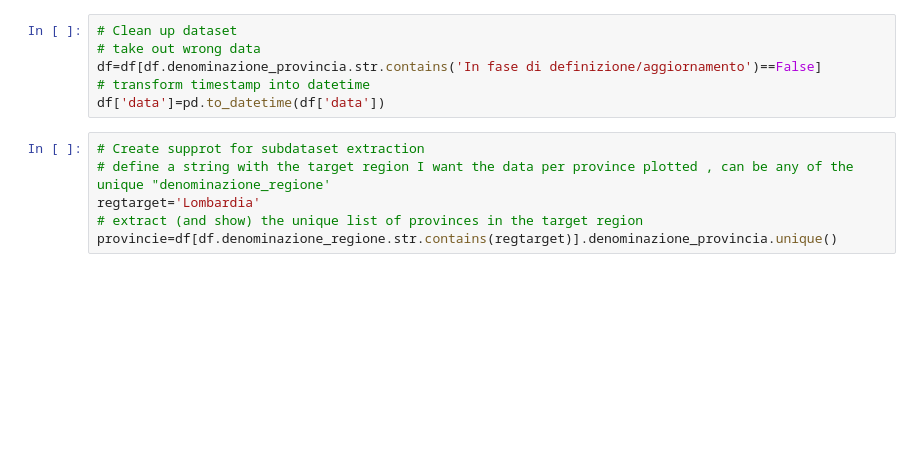
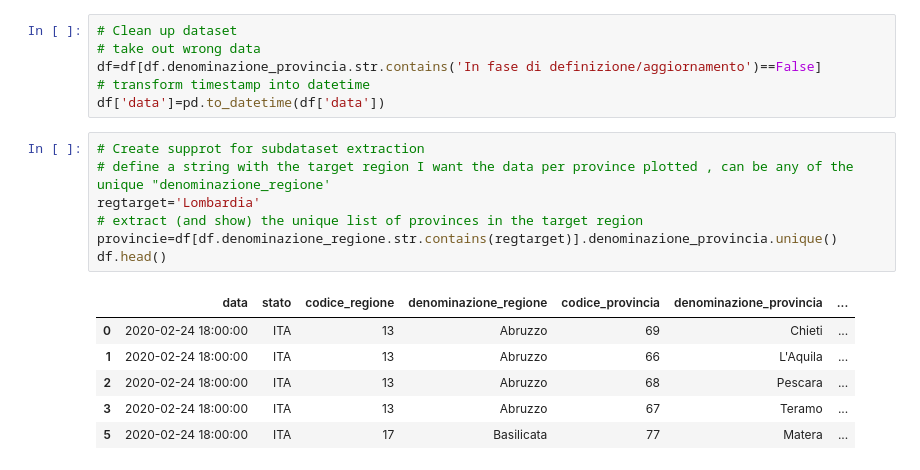
Before and after one commit to fsona/covidoutbreak, a Jupyter notebook: Covid_trend_2.ipynb, the cells around one changed output. Saved outputs shown, nothing was run; the diff lists cells and outputs as text; blank space fills up the shorter version.

```diff
--- a/Covid_trend_2.ipynb
+++ b/Covid_trend_2.ipynb
@@ -17,9 +17,17 @@ df['data']=pd.to_datetime(df['data'])
 # %%
 # Create supprot for subdataset extraction
 # define a string with the target region I want the data per province plotted , can be any of the unique "denominazione_regione'
 regtarget='Lombardia'
 # extract (and show) the unique list of provinces in the target region
 provincie=df[df.denominazione_regione.str.contains(regtarget)].denominazione_provincia.unique()
+df.head()
+# %% [output]
+|  | data | stato | codice_regione | denominazione_regione | codice_provincia | denominazione_provincia | ... |
+| 0 | 2020-02-24 18:00:00 | ITA | 13 | Abruzzo | 69 | Chieti | ... |
+| 1 | 2020-02-24 18:00:00 | ITA | 13 | Abruzzo | 66 | L'Aquila | ... |
+| 2 | 2020-02-24 18:00:00 | ITA | 13 | Abruzzo | 68 | Pescara | ... |
+| 3 | 2020-02-24 18:00:00 | ITA | 13 | Abruzzo | 67 | Teramo | ... |
+| 5 | 2020-02-24 18:00:00 | ITA | 17 | Basilicata | 77 | Matera | ... |
 # %%
 # create the figure for multiple subplot
 fig = plt.figure()
```
Also changed, not shown: parts of 1 cell of this notebook.
